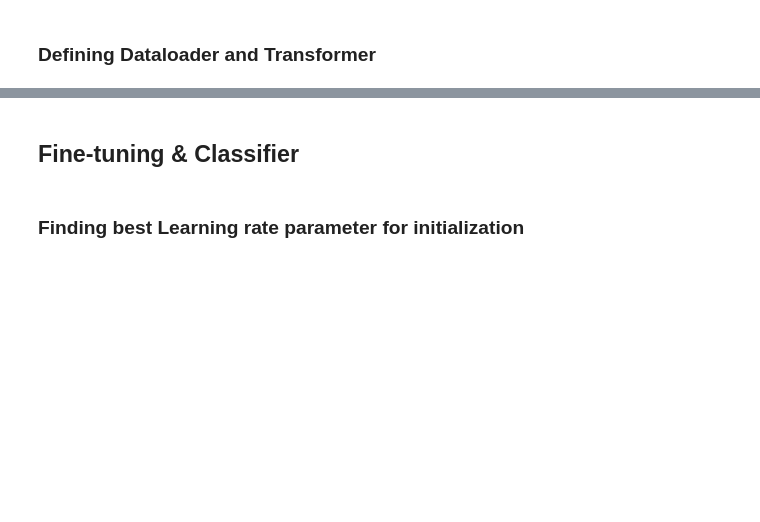
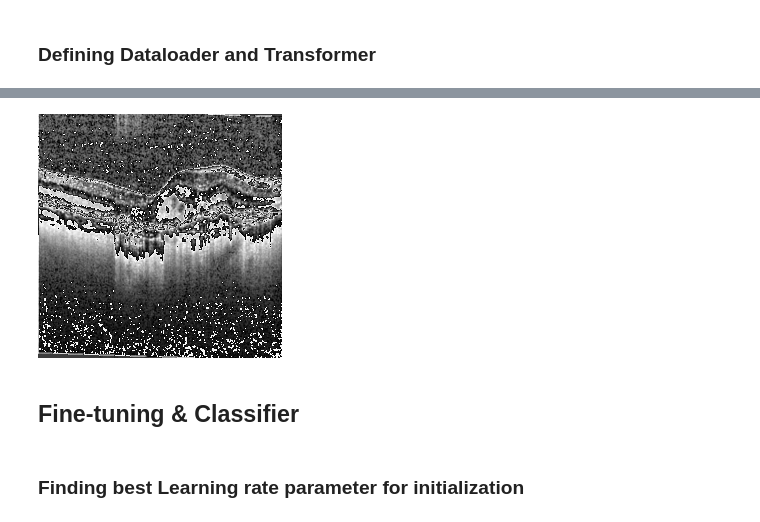
Before and after one commit to dssaenzml/simCLR_ML, a Jupyter notebook: ml701-simCLR-Pre-trained-complex_cls.ipynb, the cells around one changed output, grey strips where cells are left out. Drawn from its saved outputs; the diff is of its cells as text; code cells hidden in the pictures; blank space fills up the shorter version.

```diff
--- a/ml701-simCLR-Pre-trained-complex_cls.ipynb
+++ b/ml701-simCLR-Pre-trained-complex_cls.ipynb
@@ -170,3 +177,9 @@ tvf.to_pil_image(ds_train[6][0][0])
+# %%
+ds_test = oct_data.oct_test
+# ds_test[img_index][][channel]
+tvf.to_pil_image(ds_test[6][0][0])
+# %% [output]
+[figure, added]
 # %% [markdown]
 ## Fine-tuning & Classifier
 # %%
```
Also changed, not shown: parts of 8 cells of this notebook.
